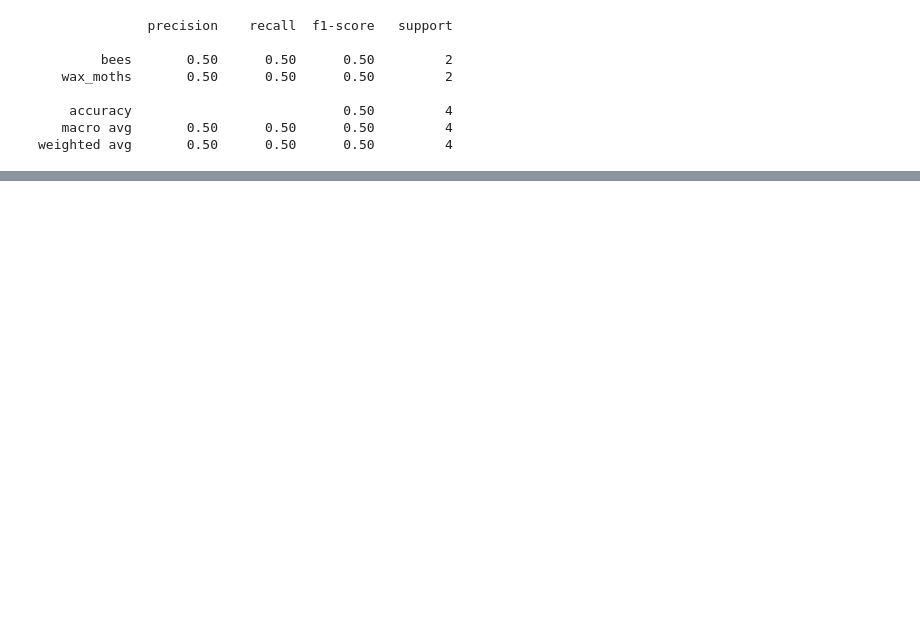
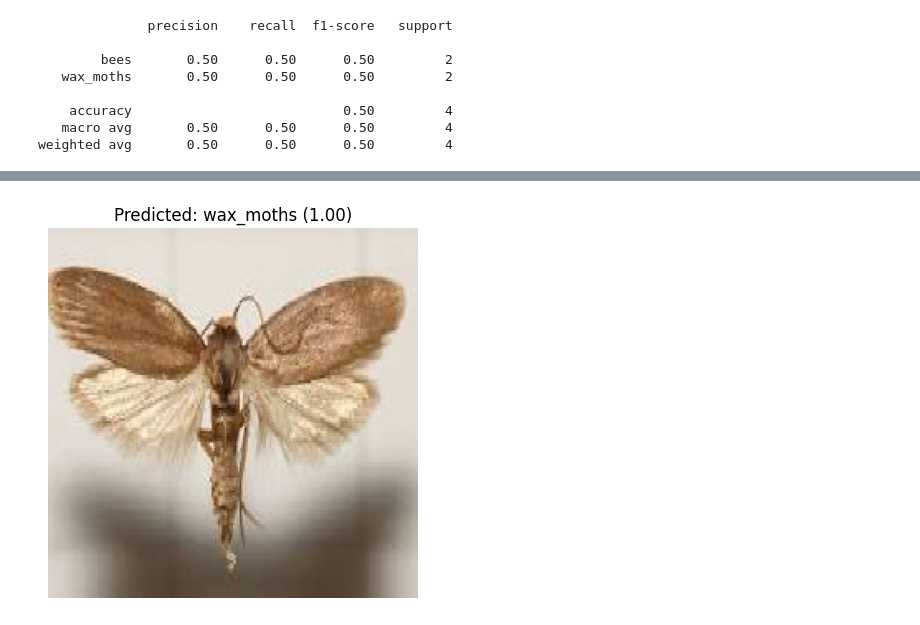
Before and after one commit to Nadee1218/blank-app, a Jupyter notebook: Identification_of_Bees_vs_Wax_Moth_using_Tensorflow.ipynb, the cells around one changed output, grey strips where cells are left out. Cells and saved outputs as stored; diff of their text form; code cells hidden in the pictures; blank space fills up the shorter version.

```diff
--- a/Identification_of_Bees_vs_Wax_Moth_using_Tensorflow.ipynb
+++ b/Identification_of_Bees_vs_Wax_Moth_using_Tensorflow.ipynb
@@ -326,0 +327,39 @@ plt.show()
+# %%
+!pip install tensorflow # Install tensorflow if not already installed
+
+from tensorflow.keras.utils import load_img
+from tensorflow.keras.utils import img_to_array
+import numpy as np
+import matplotlib.pyplot as plt
+
+# Define test_prediction and accept a model as an argument
+def test_prediction(image_path, model):  # Add model as an argument
+    # Load and preprocess the image
+    img = load_img(image_path, target_size=(224, 224))  # Resize the image to match model input
+    img_array = img_to_array(img) / 255.0  # Normalize the image
+    img_array = np.expand_dims(img_array, axis=0)  # Add batch dimension
+
+    # Predict the class
+    predictions = model.predict(img_array)
+    predicted_class = np.argmax(predictions)  # Get the class with the highest probability
+    confidence = np.max(predictions)  # Get the confidence score
+
+    # Print the results
+    print(f"Predicted Class: {class_names[predicted_class]}")
+    print(f"Confidence: {confidence:.2f}")
+
+    # Display the image
+    plt.imshow(img)
+    plt.title(f"Predicted: {class_names[predicted_class]} ({confidence:.2f})")
+    plt.axis('off')
+    plt.show()
+
+# Path to the image for prediction (change this to your actual image path)
+image_path = '/content/drive/MyDrive/newdata/wax_moth/image 1.jpg'  # Replace with the image you want to test
+
+# Make sure your 'model' is defined somewhere before this line and accessible
+# Load or create your model before this line if it is not already defined
+
+# Run the prediction test, passing the model to the function
+test_prediction(image_path, model)
+# %% [output]
@@ -326,0 +383 @@ plt.show()
+[figure, added]
```
Also changed, not shown: parts of 9 cells of this notebook.
